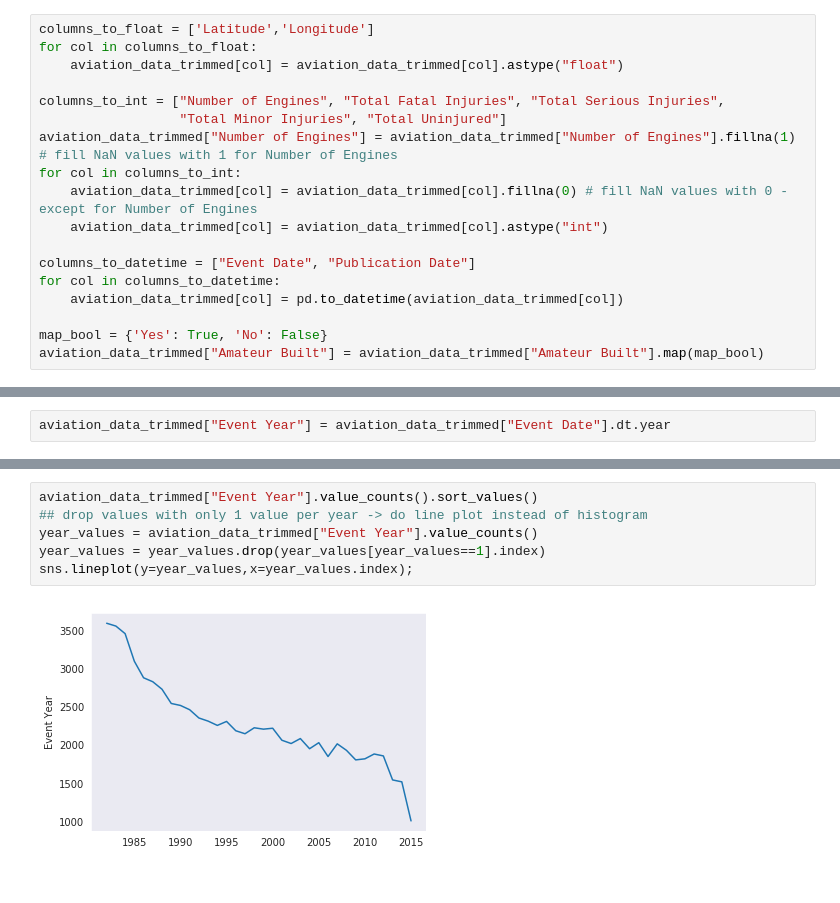
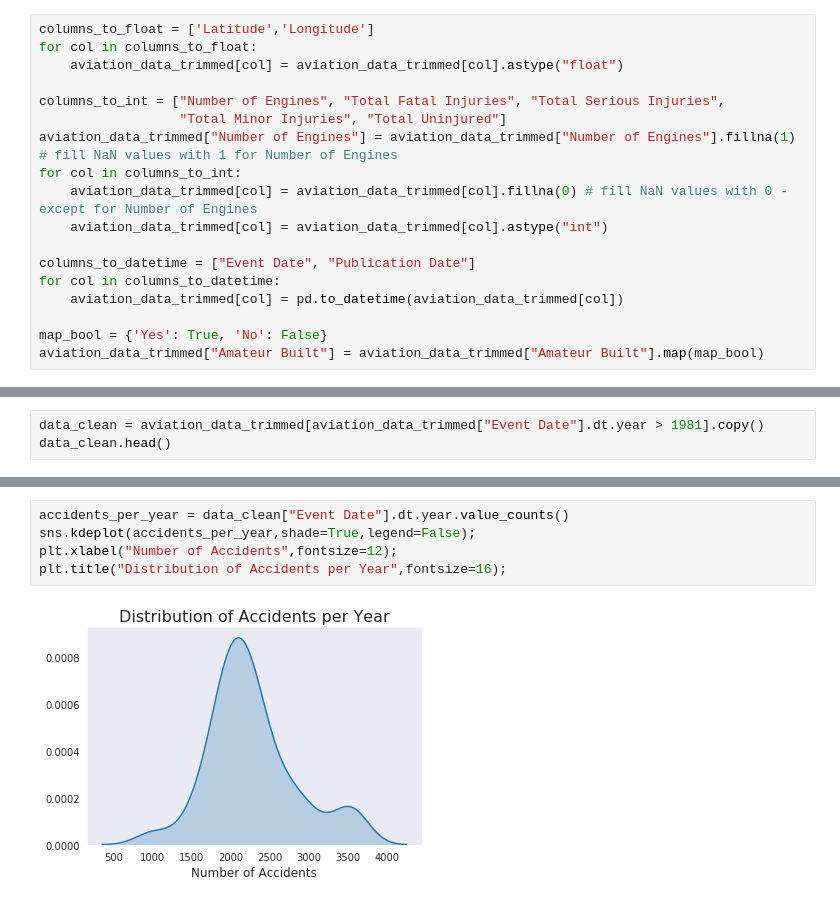
Before and after one commit to asisloustau/creations, a Jupyter notebook: investigating_airplane_accidents/aviation_analysis.ipynb, the cells around one changed output, grey strips where cells are left out. Saved outputs shown, nothing was run; the diff lists cells and outputs as text.

Commit message:
Data visualization: Time series

```diff
--- a/investigating_airplane_accidents/aviation_analysis.ipynb
+++ b/investigating_airplane_accidents/aviation_analysis.ipynb
@@ -105,2 +97,3 @@ aviation_data_trimmed.head()
 # %%
-aviation_data_trimmed["Event Year"] = aviation_data_trimmed["Event Date"].dt.year
+data_clean = aviation_data_trimmed[aviation_data_trimmed["Event Date"].dt.year > 1981].copy()
+data_clean.head()
@@ -107,8 +107,7 @@ aviation_data_trimmed["Event Year"] = aviation_data_trimmed["Event Date"].dt.yea
-# %%
-aviation_data_trimmed["Event Year"].value_counts().sort_values()
-## drop values with only 1 value per year -> do line plot instead of histogram
-year_values = aviation_data_trimmed["Event Year"].value_counts()
-year_values = year_values.drop(year_values[year_values==1].index)
-sns.lineplot(y=year_values,x=year_values.index);
-# %% [output]
-[figure, removed]
+# %%
+accidents_per_year = data_clean["Event Date"].dt.year.value_counts()
+sns.kdeplot(accidents_per_year,shade=True,legend=False);
+plt.xlabel("Number of Accidents",fontsize=12);
+plt.title("Distribution of Accidents per Year",fontsize=16);
+# %% [output]
+[figure, added]
```
Also changed, not shown: parts of 6 cells of this notebook.
